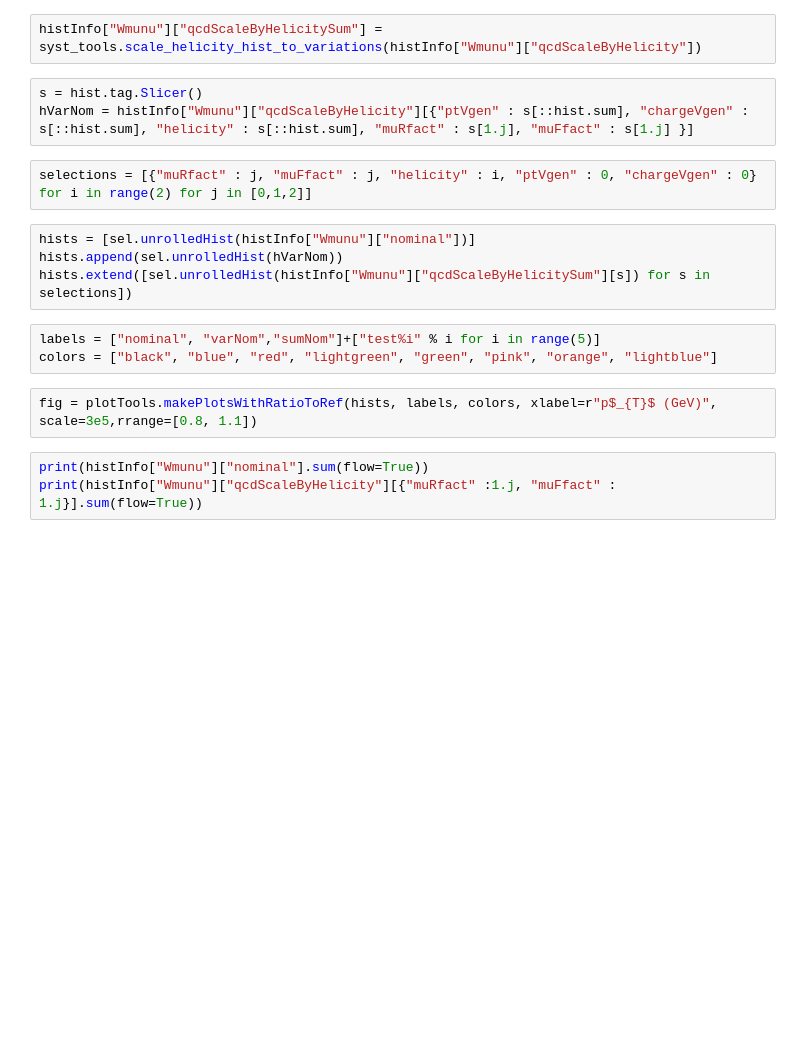
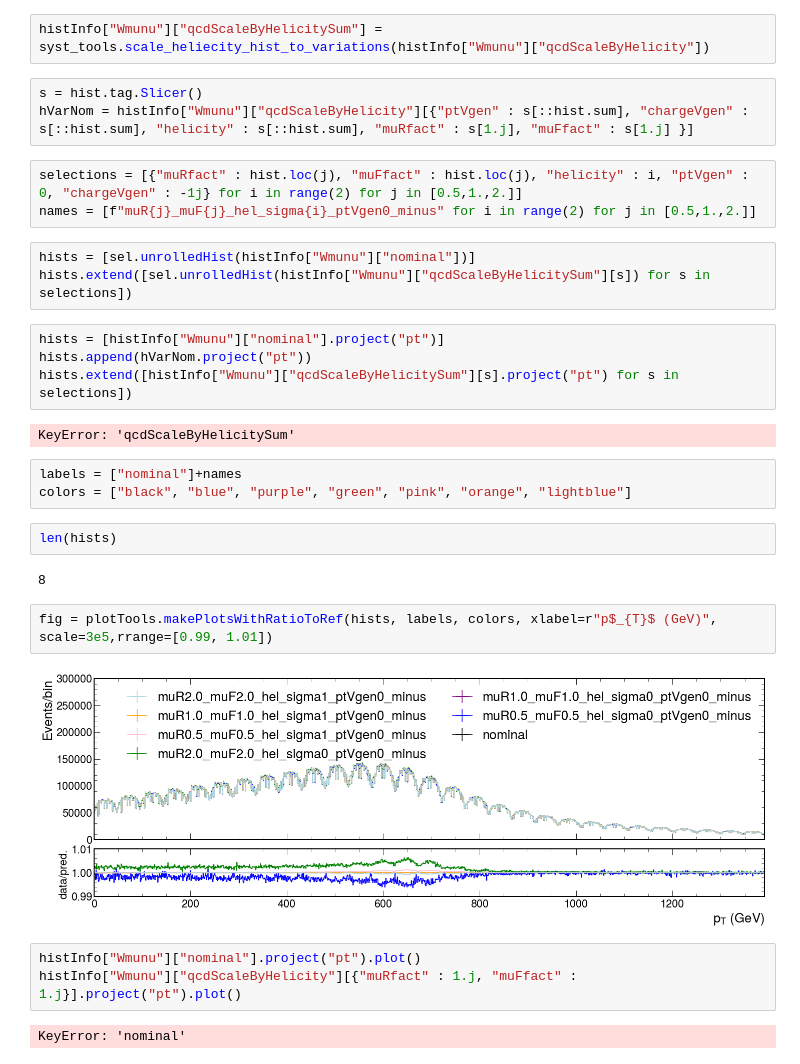
Before and after one commit to bendavid/WRemnants, a Jupyter notebook: notebooks/systsScratch.ipynb, the cells around one changed output. Saved outputs shown, nothing was run; the diff lists cells and outputs as text; blank space fills up the shorter version.

```diff
--- a/notebooks/systsScratch.ipynb
+++ b/notebooks/systsScratch.ipynb
@@ -70,19 +74,33 @@ histInfo = groups.datagroupsForHist("qcdScaleByHelicity", selectSignal=True, lab
 # %%
-histInfo["Wmunu"]["qcdScaleByHelicitySum"] = syst_tools.scale_helicity_hist_to_variations(histInfo["Wmunu"]["qcdScaleByHelicity"])
+histInfo["Wmunu"]["qcdScaleByHelicitySum"] = syst_tools.scale_heliecity_hist_to_variations(histInfo["Wmunu"]["qcdScaleByHelicity"])
 # %%
 s = hist.tag.Slicer()
 hVarNom = histInfo["Wmunu"]["qcdScaleByHelicity"][{"ptVgen" : s[::hist.sum], "chargeVgen" : s[::hist.sum], "helicity" : s[::hist.sum], "muRfact" : s[1.j], "muFfact" : s[1.j] }]
 # %%
-selections = [{"muRfact" : j, "muFfact" : j, "helicity" : i, "ptVgen" : 0, "chargeVgen" : 0} for i in range(2) for j in [0,1,2]]
+selections = [{"muRfact" : hist.loc(j), "muFfact" : hist.loc(j), "helicity" : i, "ptVgen" : 0, "chargeVgen" : -1j} for i in range(2) for j in [0.5,1.,2.]]
+names = [f"muR{j}_muF{j}_hel_sigma{i}_ptVgen0_minus" for i in range(2) for j in [0.5,1.,2.]]
 # %%
 hists = [sel.unrolledHist(histInfo["Wmunu"]["nominal"])]
-hists.append(sel.unrolledHist(hVarNom))
 hists.extend([sel.unrolledHist(histInfo["Wmunu"]["qcdScaleByHelicitySum"][s]) for s in selections])
+# %%
+hists = [histInfo["Wmunu"]["nominal"].project("pt")]
+hists.append(hVarNom.project("pt"))
+hists.extend([histInfo["Wmunu"]["qcdScaleByHelicitySum"][s].project("pt") for s in selections])
+# %% [output]
+KeyError: 'qcdScaleByHelicitySum'
 # %%
-labels = ["nominal", "varNom","sumNom"]+["test%i" % i for i in range(5)]
-colors = ["black", "blue", "red", "lightgreen", "green", "pink", "orange", "lightblue"]
+labels = ["nominal"]+names
+colors = ["black", "blue", "purple", "green", "pink", "orange", "lightblue"]
+# %%
+len(hists)
+# %% [output]
+8
 # %%
-fig = plotTools.makePlotsWithRatioToRef(hists, labels, colors, xlabel=r"p$_{T}$ (GeV)", scale=3e5,rrange=[0.8, 1.1])
+fig = plotTools.makePlotsWithRatioToRef(hists, labels, colors, xlabel=r"p$_{T}$ (GeV)", scale=3e5,rrange=[0.99, 1.01])
+# %% [output]
+[figure, added]
 # %%
-print(histInfo["Wmunu"]["nominal"].sum(flow=True))
-print(histInfo["Wmunu"]["qcdScaleByHelicity"][{"muRfact" :1.j, "muFfact" : 1.j}].sum(flow=True))
+histInfo["Wmunu"]["nominal"].project("pt").plot()
+histInfo["Wmunu"]["qcdScaleByHelicity"][{"muRfact" : 1.j, "muFfact" : 1.j}].project("pt").plot()
+# %% [output]
+KeyError: 'nominal'
```
Also changed, not shown: parts of 13 cells of this notebook, 7 other files.
